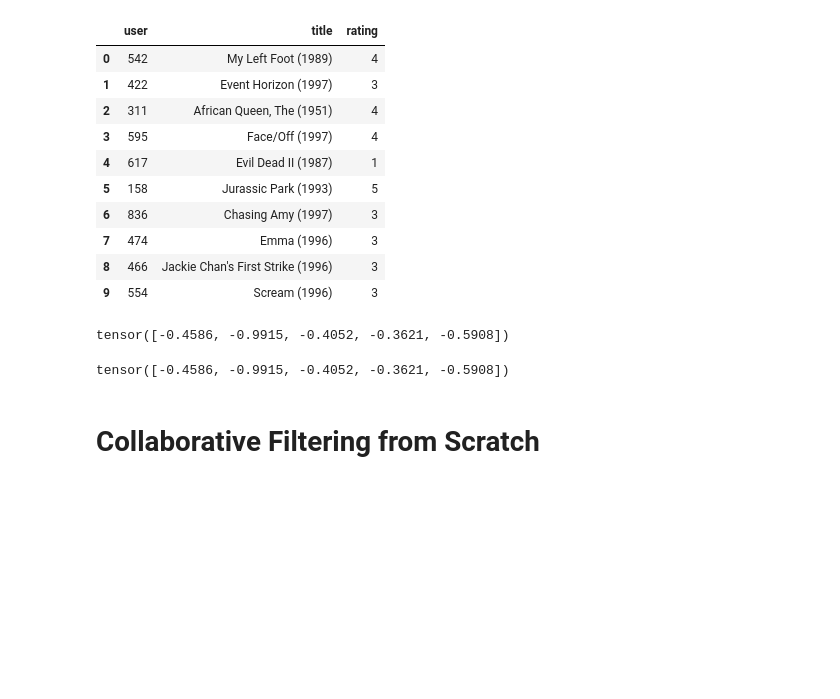
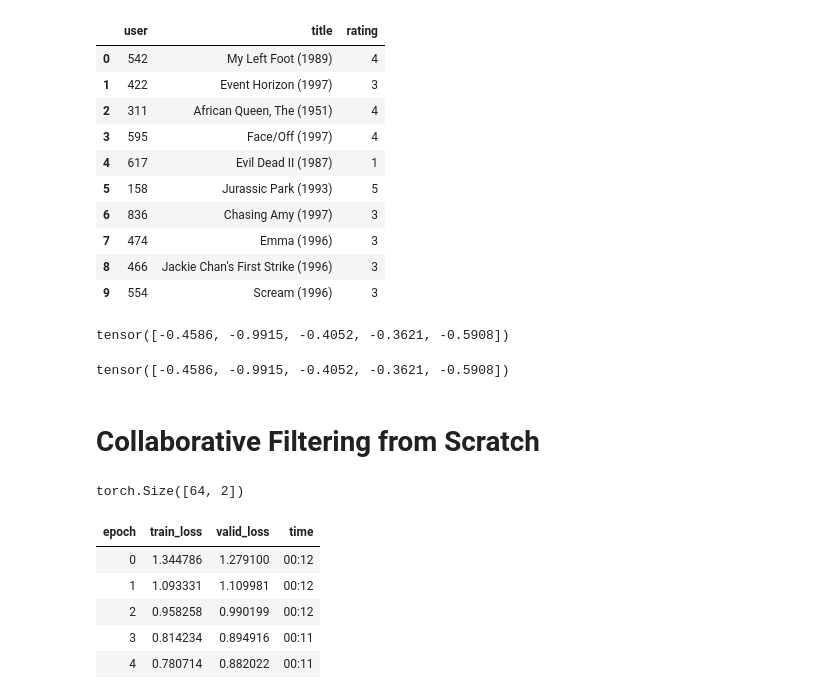
Before and after one commit to wtznc/fastai, a Jupyter notebook: wtznc_08_collab_filtr.ipynb, the cells around one changed output. Cells and saved outputs as stored; diff of their text form; code cells hidden in the pictures; blank space fills up the shorter version.

```diff
--- a/wtznc_08_collab_filtr.ipynb
+++ b/wtznc_08_collab_filtr.ipynb
@@ -78,3 +76,30 @@ user_factors[3]
 tensor([-0.4586, -0.9915, -0.4052, -0.3621, -0.5908])
 # %% [markdown]
 # Collaborative Filtering from Scratch
+# %%
+class DotProduct(Module):
+    def __init__(self, n_users, n_movies, n_factors):
+        self.user_factors = Embedding(n_users, n_factors)
+        self.movie_factors = Embedding(n_movies, n_factors)
+
+    def forward(self, x):
+        users = self.user_factors(x[:, 0])
+        movies = self.movie_factors(x[:, 1])
+        return (users * movies).sum(dim=1)
+# %%
+x, y = dls.one_batch()
+x.shape
+# %% [output]
+torch.Size([64, 2])
+# %%
+model = DotProduct(n_users, n_movies, 50)
+learn = Learner(dls, model, loss_func=MSELossFlat())
+# %%
+learn.fit_one_cycle(5, 5e-3)
+# %% [output]
+| epoch | train_loss | valid_loss | time |
+| 0 | 1.344786 | 1.279100 | 00:12 |
+| 1 | 1.093331 | 1.109981 | 00:12 |
+| 2 | 0.958258 | 0.990199 | 00:12 |
+| 3 | 0.814234 | 0.894916 | 00:11 |
+| 4 | 0.780714 | 0.882022 | 00:11 |
```
Also changed, not shown: parts of 16 cells of this notebook.
